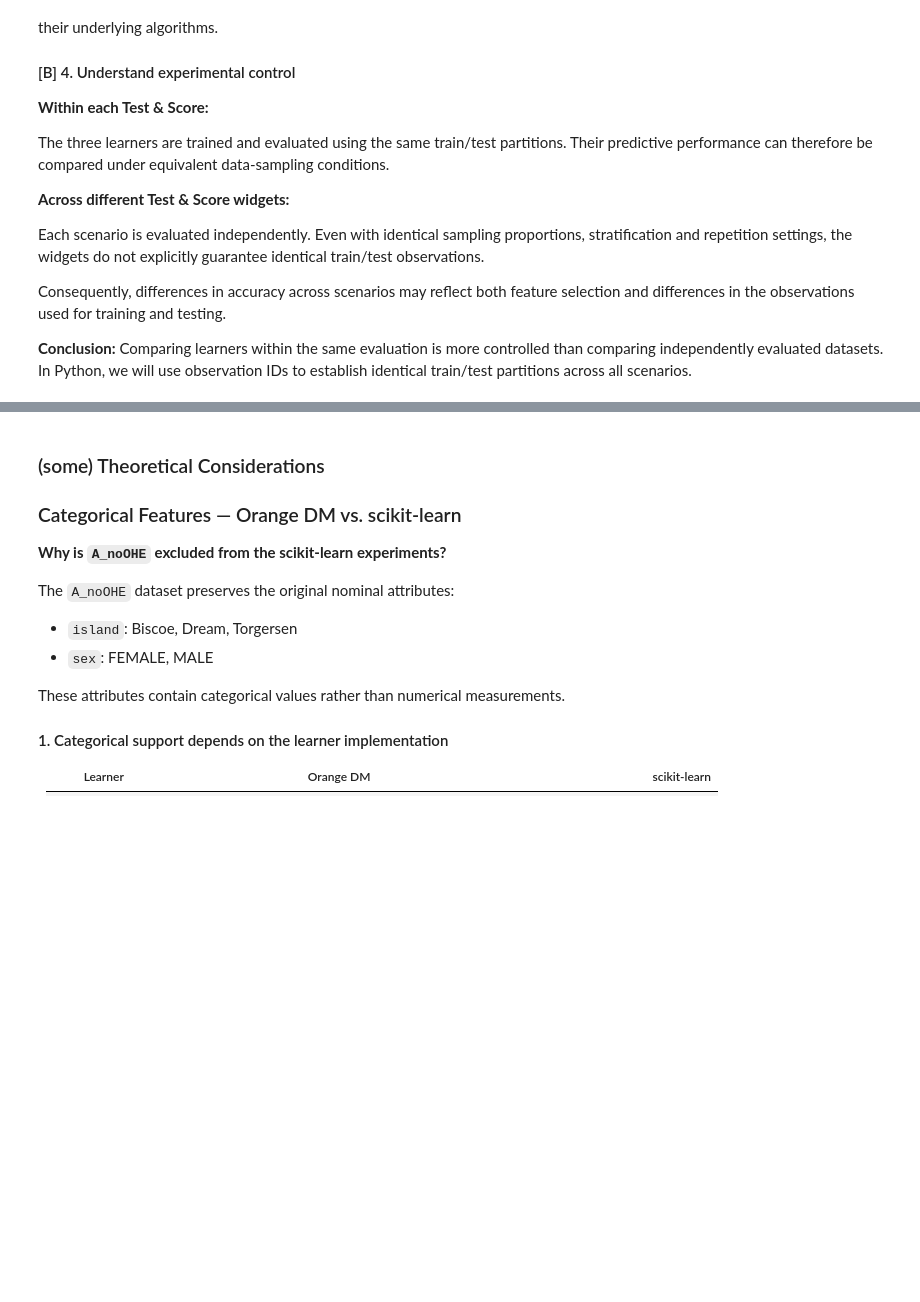
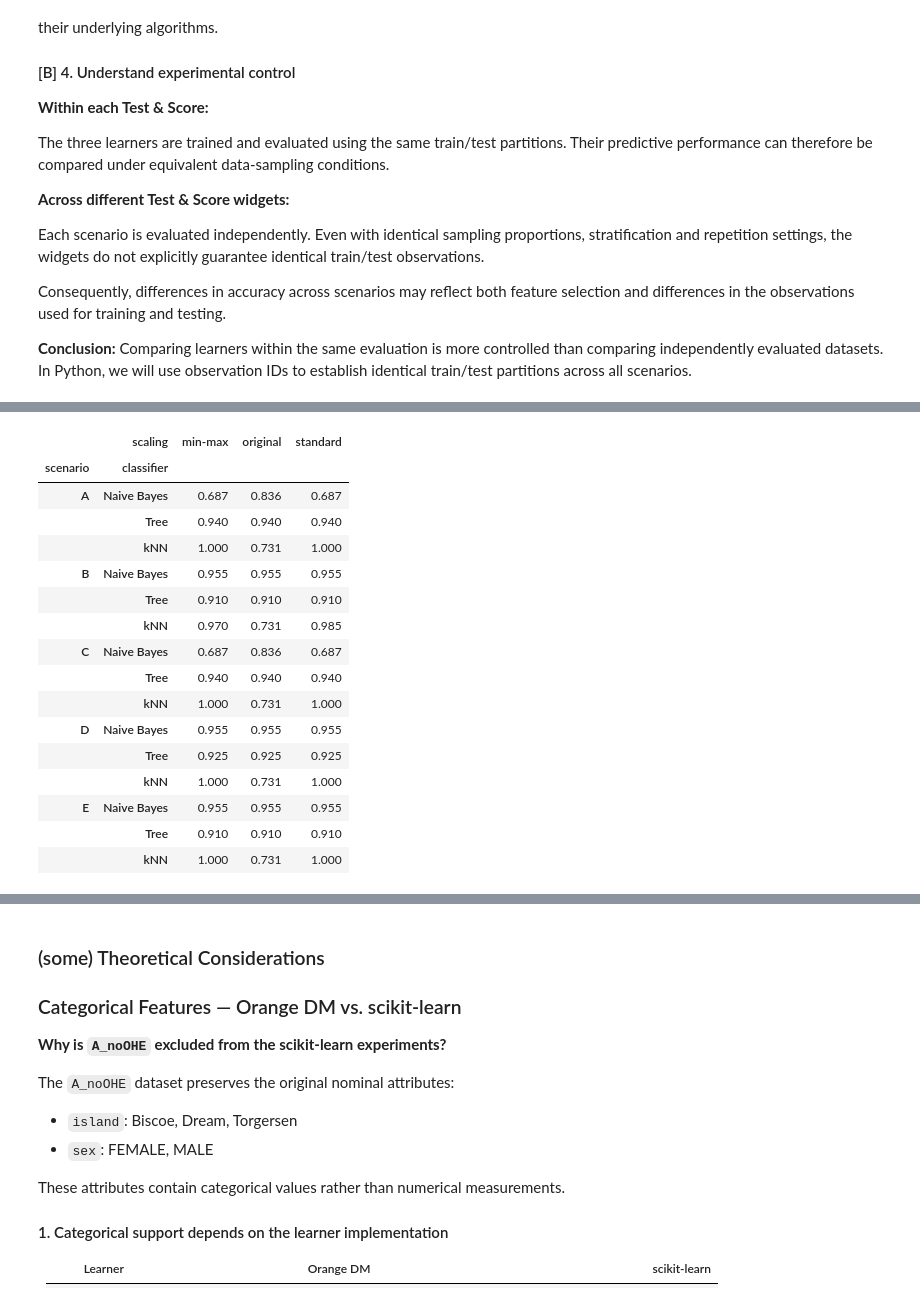
Before and after one commit to jfmalencar/ISEL-MEIC-AMD-2627, a Jupyter notebook: MoP_04_from_dataset_to_model/02_code/02_penguins_modelling.ipynb, the cells around one changed output, grey strips where cells are left out. Cells and saved outputs as stored; diff of their text form; code cells hidden in the pictures; blank space fills up the shorter version.

```diff
--- a/MoP_04_from_dataset_to_model/02_code/02_penguins_modelling.ipynb
+++ b/MoP_04_from_dataset_to_model/02_code/02_penguins_modelling.ipynb
@@ -542,17 +613,26 @@ from sklearn.preprocessing import MinMaxScaler, StandardScaler
 # the classifier, its parameters and train/test observations remain fixed
 # only the prediction scenario and scaling method vary
 
-# TODO | configure the scaling methods
+# configure the scaling methods
 scalers = {
-  ...
+  "original": None,
+  "min-max": MinMaxScaler(),
+  "standard": StandardScaler()
 }
 
 results_scaling = []
 
 for scenario in [ "A", "B", "C", "D", "E" ]:
-  # TODO | iterate over the configured scaling methods
-  for ... in scalers.items():
-    # TODO | evaluate kNN with 5 neighbors using the current scenario and scaling method
+  # iterate over the configured scaling methods
+  for name, scaler in scalers.items():
+    # evaluate kNN with 5 neighbors using the current scenario and scaling method
+    classifier, y_pred, accuracy = train_evaluate(
+      scenario,
+      partitions,
+      KNeighborsClassifier,
+      { "n_neighbors": 5 },
+      scaler=scaler
+    )
 
     results_scaling.append( {
       "scenario": scenario,
@@ -599,18 +687,24 @@ results_all = []
 for scenario in [ "A", "B", "C", "D", "E" ]:
   for name, ( classifier_type, classifier_parameters ) in classifiers.items():
 
-    # TODO | iterate over all configured scaling methods
-    for ... in scalers.items():
+    # iterate over all configured scaling methods
+    for scaling_name, scaler in scalers.items():
 
-      # TODO | evaluate the current scenario, classifier and scaling method
-      classifier, y_pred, accuracy = train_evaluate( ... )
+      # evaluate the current scenario, classifier and scaling method
+      classifier, y_pred, accuracy = train_evaluate(
+        scenario,
+        partitions,
+        classifier_type,
+        classifier_parameters,
+        scaler=scaler
+      )
 
-      # TODO | record the current experimental configuration and its accuracy
+      # record the current experimental configuration and its accuracy
       results_all.append( {
-        "scenario": ...
-        "classifier": ...
-        "scaling": ...
-        "accuracy": ...
+        "scenario": scenario,
+        "classifier": name,
+        "scaling": scaling_name,
+        "accuracy": accuracy
       } )
 
 # organize results for comparison
@@ -625,33 +719,51 @@ display( comparison.round( 3 ) )
 
 # NOTE: scaling can affect classifiers differently
 # - kNN is a distance-based method, so particularly sensitive to scaling
 # - Tree is largely insensitive to monotonic feature scaling
 # - GaussianNB is theoretically invariant to linear rescaling and shifting
 #   but scikit-learn uses variance smoothing (var_smoothing)
 #   which can change predictions significantly after scaling
 
 # NOTE: scaling is applied to all features, including OHE indicators
 # all 45 configurations (5 scenarios x 3 classifiers x 3 scaling methods)
 # use the same controlled train/test holdout
 
 # NOTE: a single holdout provides one estimate of predictive performance
 # - results may depend on the particular observations selected for testing
 # - comparing many configurations on the same test set may also lead
 #   to overestimating the performance of the selected configuration
 #
 # alternative evaluation procedures include:
 # - repeated holdout: evaluates models across multiple random partitions
 # - k-fold cross-validation: evaluates models across K complementary folds
 # - repeated k-fold: repeats cross-validation with different fold assignments
 
 # expected output (partial):
 # scaling               min-max  original  standard
 # scenario classifier
 # A        Naive Bayes    0.687     0.836     0.687
 #          Tree           0.940     0.940     0.940
 #          kNN            1.000     0.731     1.000
 # B        Naive Bayes    0.955     0.955     0.955
 # ...
+# %% [output]
+|  | scaling | min-max | original | standard |
+| scenario | classifier |  |  |  |
+| A | Naive Bayes | 0.687 | 0.836 | 0.687 |
+|  | Tree | 0.940 | 0.940 | 0.940 |
+|  | kNN | 1.000 | 0.731 | 1.000 |
+| B | Naive Bayes | 0.955 | 0.955 | 0.955 |
+|  | Tree | 0.910 | 0.910 | 0.910 |
+|  | kNN | 0.970 | 0.731 | 0.985 |
+| C | Naive Bayes | 0.687 | 0.836 | 0.687 |
+|  | Tree | 0.940 | 0.940 | 0.940 |
+|  | kNN | 1.000 | 0.731 | 1.000 |
+| D | Naive Bayes | 0.955 | 0.955 | 0.955 |
+|  | Tree | 0.925 | 0.925 | 0.925 |
+|  | kNN | 1.000 | 0.731 | 1.000 |
+| E | Naive Bayes | 0.955 | 0.955 | 0.955 |
+|  | Tree | 0.910 | 0.910 | 0.910 |
+|  | kNN | 1.000 | 0.731 | 1.000 |
 # %%
 # ------------------------------------------------------------
 # reflect on modelling and evaluation — questions to answer
```
Also changed, not shown: parts of 12 cells of this notebook, 6 other files.
